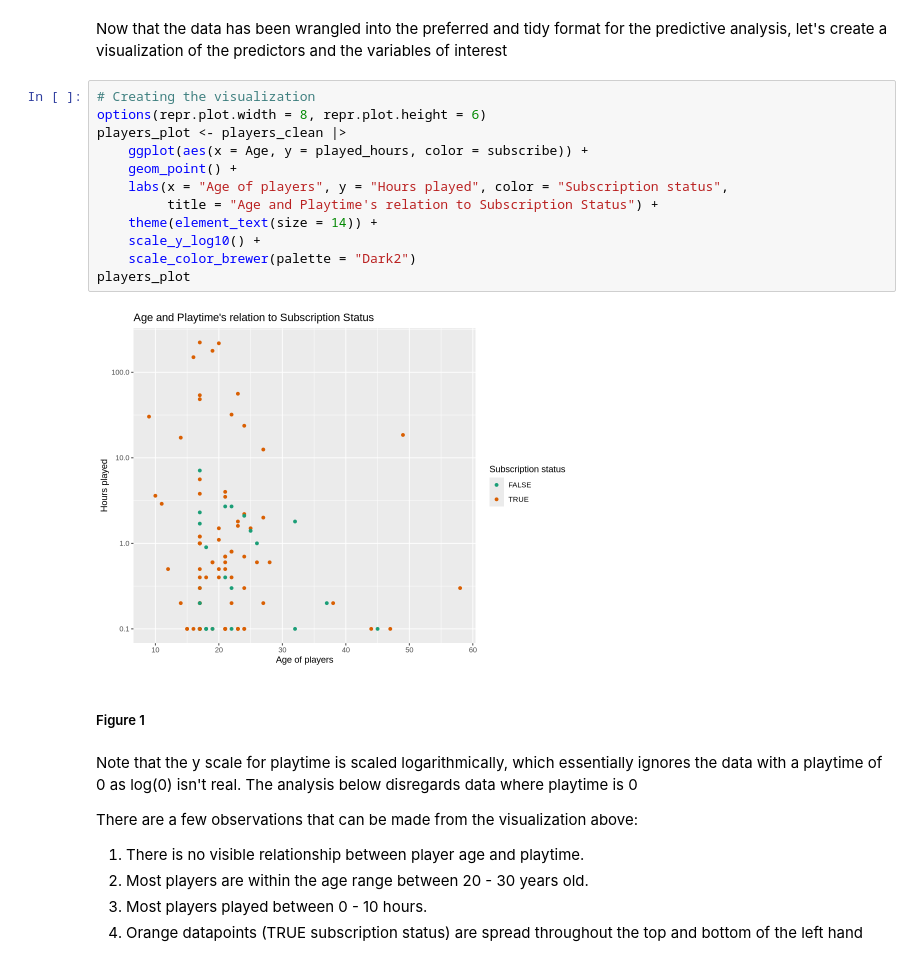
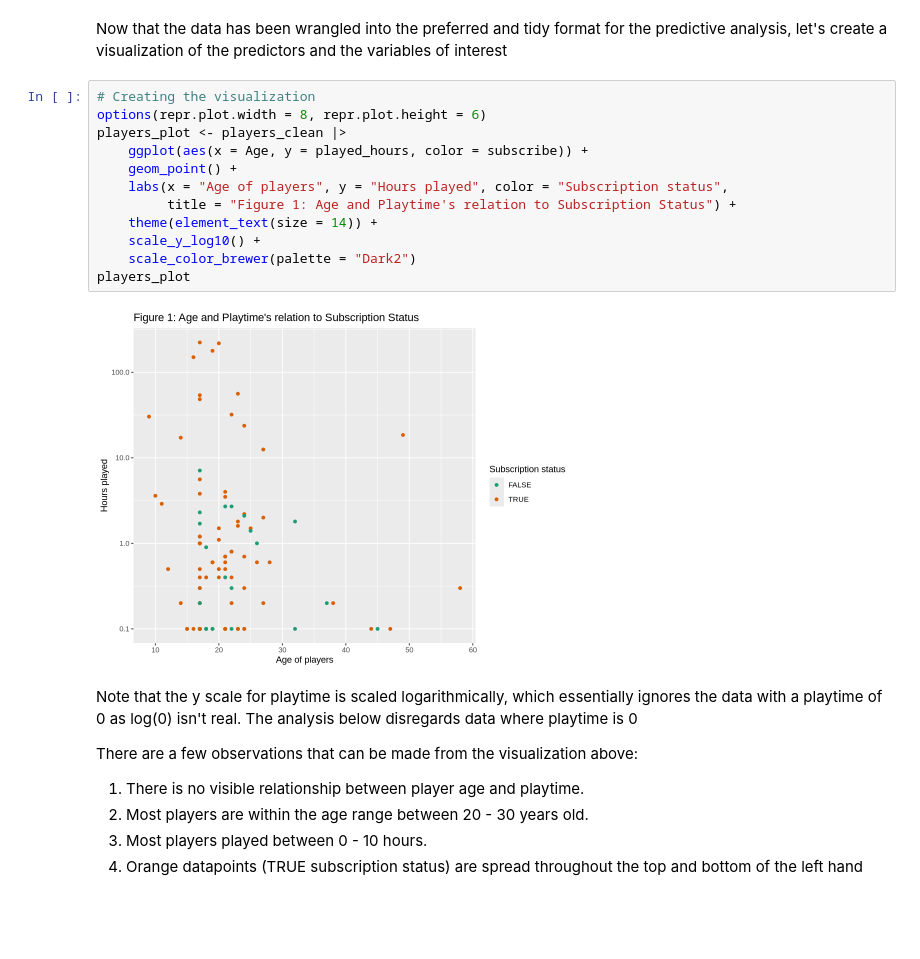
Before and after one commit to Ada-Lov3lace/project_final_2, a Jupyter notebook: dtsc_project_final.ipynb, the cells around one changed output. Saved outputs shown, nothing was run; the diff lists cells and outputs as text; blank space fills up the shorter version.

```diff
--- a/dtsc_project_final.ipynb
+++ b/dtsc_project_final.ipynb
@@ -153,19 +135,17 @@ Now that the data has been wrangled into the preferred and tidy format for the p
 # %%
 # Creating the visualization
 options(repr.plot.width = 8, repr.plot.height = 6)
 players_plot <- players_clean |>
     ggplot(aes(x = Age, y = played_hours, color = subscribe)) +
     geom_point() +
     labs(x = "Age of players", y = "Hours played", color = "Subscription status",
-         title = "Age and Playtime's relation to Subscription Status") +
+         title = "Figure 1: Age and Playtime's relation to Subscription Status") +
     theme(element_text(size = 14)) +
     scale_y_log10() +
     scale_color_brewer(palette = "Dark2")
 players_plot
 # %% [output]
-[figure, old version]
+[figure, new version]
-# %% [markdown]
-##### Figure 1
 # %% [markdown]
 Note that the y scale for playtime is scaled logarithmically, which essentially ignores the data with a playtime of 0 as log(0) isn't real. The analysis below disregards data where playtime is 0
 
```
Also changed, not shown: parts of 11 cells of this notebook.
